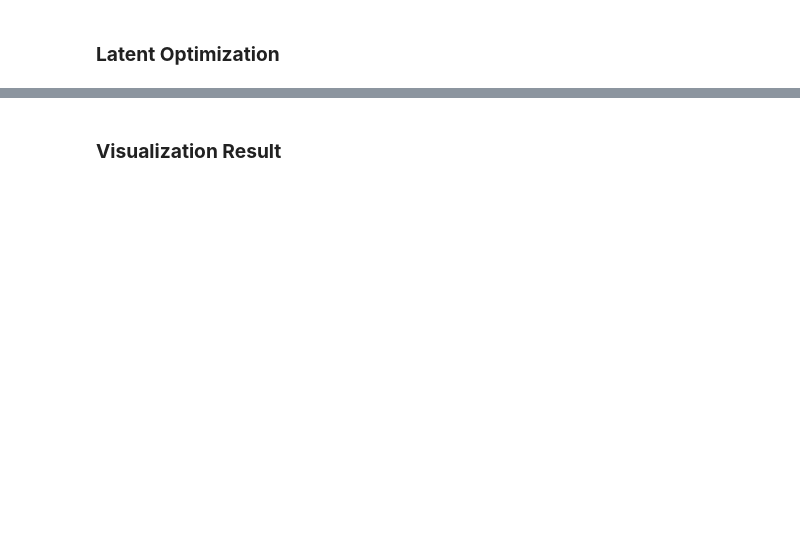
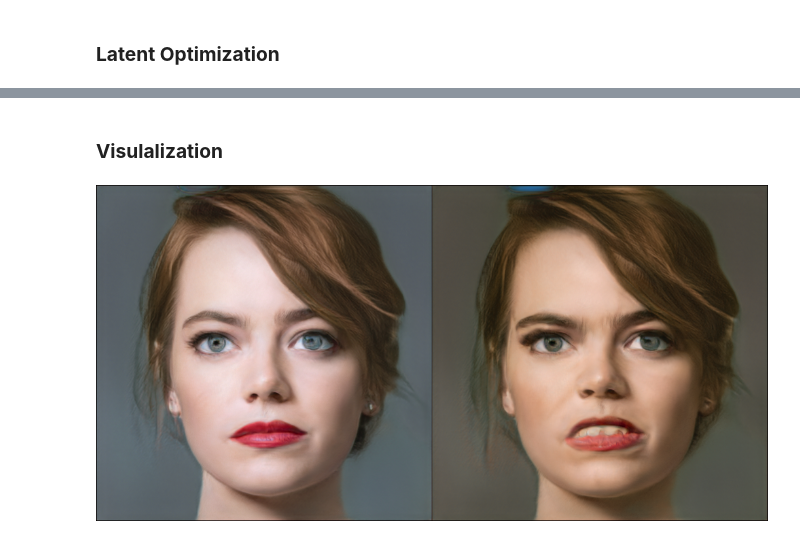
Before and after one commit to ChoiDae1/Image-Manipulation-Project, a Jupyter notebook: StyleCLIP.ipynb, the cells around one changed output, grey strips where cells are left out. Cells and saved outputs as stored; diff of their text form; code cells hidden in the pictures; blank space fills up the shorter version.

```diff
--- a/StyleCLIP.ipynb
+++ b/StyleCLIP.ipynb
@@ -37,7 +73,7 @@ from stylegan_model import G_synthesis
 device = 'cuda:0' if torch.cuda.is_available() else 'cpu'
 print(device)
 resolution = 1024
-weight_file = 'weights/karras2019stylegan-ffhq-1024x1024.pt'
+weight_file = 'karras2019stylegan-ffhq-1024x1024.pt'
 
 g_all = nn.Sequential(OrderedDict([
     ('g_mapping', G_mapping()),
@@ -82,4 +122,5 @@ print(os.getcwd())
 # %%
-img_path, latent_path = return_paths("엠마스톤")
+img_name = input("input your img name >>") # 엠마스톤, 오바마1, 휴잭맨, Jablonski, 로제, 제니, cat, 조커 중 택 1
+img_path, latent_path = return_paths(img_name)
 latent_code_init = torch.tensor(np.load(latent_path)).to(device)
 latent_code_init.shape
@@ -113,7 +180,7 @@ from argparse import Namespace
 
 
 args = Namespace()
-args.description = 'really sad face'
+args.description = 'really angry face'
 args.lr_rampup = 0.05
 args.lr = 0.1          # learning rate
 args.step = 150        # Updata step
@@ -147,4 +217,6 @@ optimizer = optim.Adam([latent], lr=args.lr)
 # %%
+os.makedirs(img_name + '_' + args.description, exist_ok=True)
+
 for i in range(args.step):
     # Adjust the learning rate.
     t = i / args.step
@@ -153,6 +225,8 @@ for i in range(args.step):
 
     # Generate an image using the latent vector.
     img_gen = g_synthesis(latent)
+    img_gen = (img_gen + 1.0) / 2.0
+    img_gen = img_gen.clamp(0, 1)
 
     # Calculate the loss value.
     c_loss = clip_loss(img_gen, text_inputs)
@@ -169,11 +243,16 @@ for i in range(args.step):
     if args.save_intermediate_image_every > 0 and i % args.save_intermediate_image_every == 0:
         with torch.no_grad():
             img_gen = g_synthesis(latent)
-        torchvision.utils.save_image(img_gen, f"results/{str(i).zfill(5)}.png", normalize=True, range=(-1, 1))
+            img_gen = (img_gen + 1.0) / 2.0
+            img_gen = img_gen.clamp(0, 1)
+
+        torchvision.utils.save_image(img_gen, os.path.join(img_name + '_' + args.description, img_name + '_' + args.description + f"{str(i).zfill(5)}.png"))
 
 with torch.no_grad():
-    img_orig = g_synthesis([latent_code_init], input_is_latent=True, randomize_noise=False)
+    img_orig = g_synthesis(latent_code_init)
+    img_orig = (img_orig + 1.0) / 2.0
+    img_orig = img_orig.clamp(0, 1)
 
 # Display the initial image and result image.
 final_result = torch.cat([img_orig, img_gen])
-torchvision.utils.save_image(final_result.detach().cpu(), os.path.join(args.results_dir, "final_result.jpg"), normalize=True, scale_each=True, range=(-1, 1))
+torchvision.utils.save_image(final_result.detach().cpu(), os.path.join(img_name + '_' + args.description, "final_result.jpg"))
@@ -180,6 +277,12 @@ torchvision.utils.save_image(final_result.detach().cpu(), os.path.join(args.resu
-# %% [markdown]
-### **Visualization Result**
+# %% [markdown]
+### **Visulalization**
 # %%
-result_image = ToPILImage()(make_grid(final_result.detach().cpu(), normalize=True, scale_each=True, range=(-1, 1), padding=0))
+# Display the initial image and result image.
+from torchvision.transforms import ToPILImage
+from torchvision.utils import make_grid
+
+result_image = ToPILImage()(make_grid(final_result.detach().cpu()))
 h, w = result_image.size
 result_image.resize((h // 2, w // 2))
+# %% [output]
+[figure, added]
```
Also changed, not shown: parts of 17 cells of this notebook.
